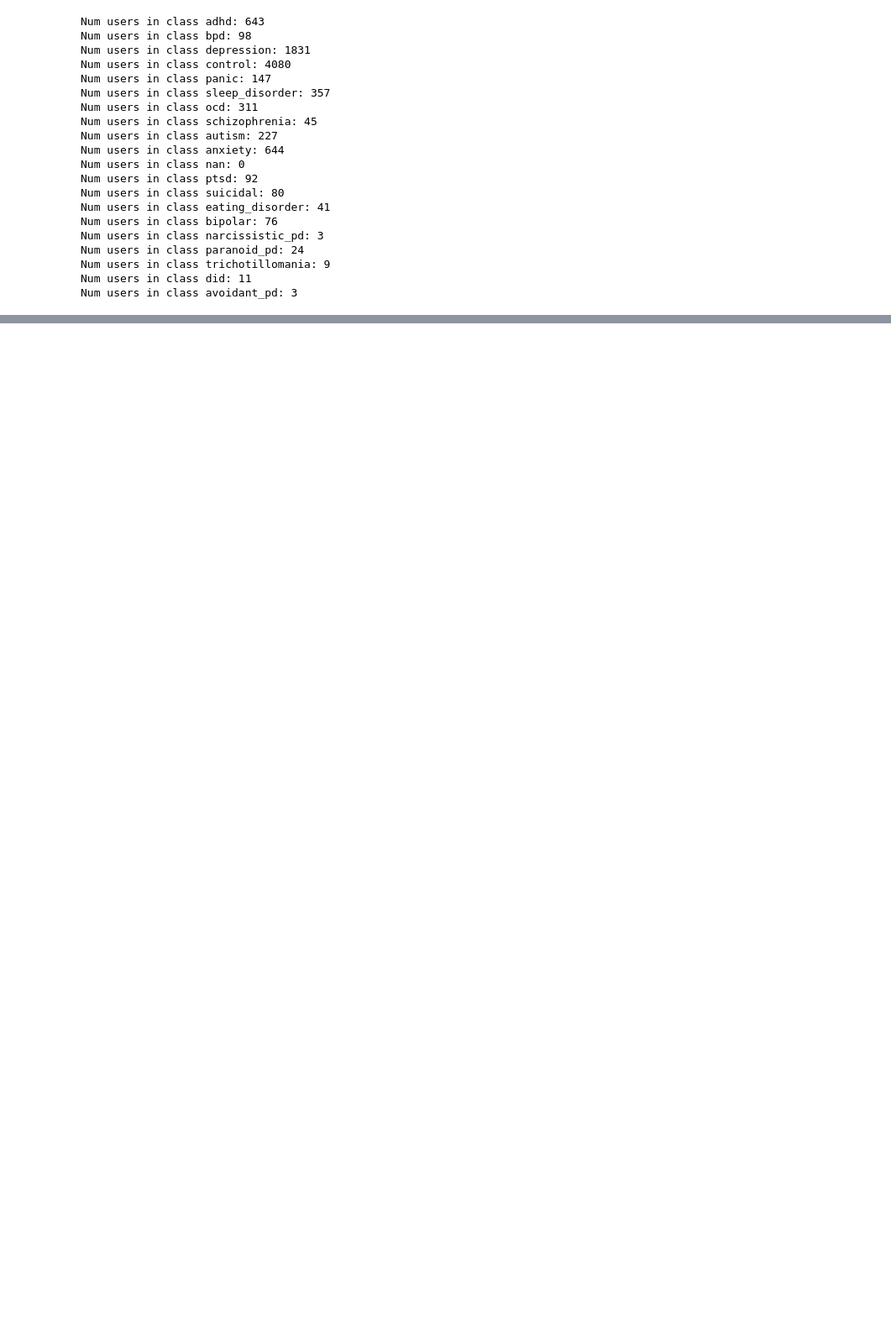
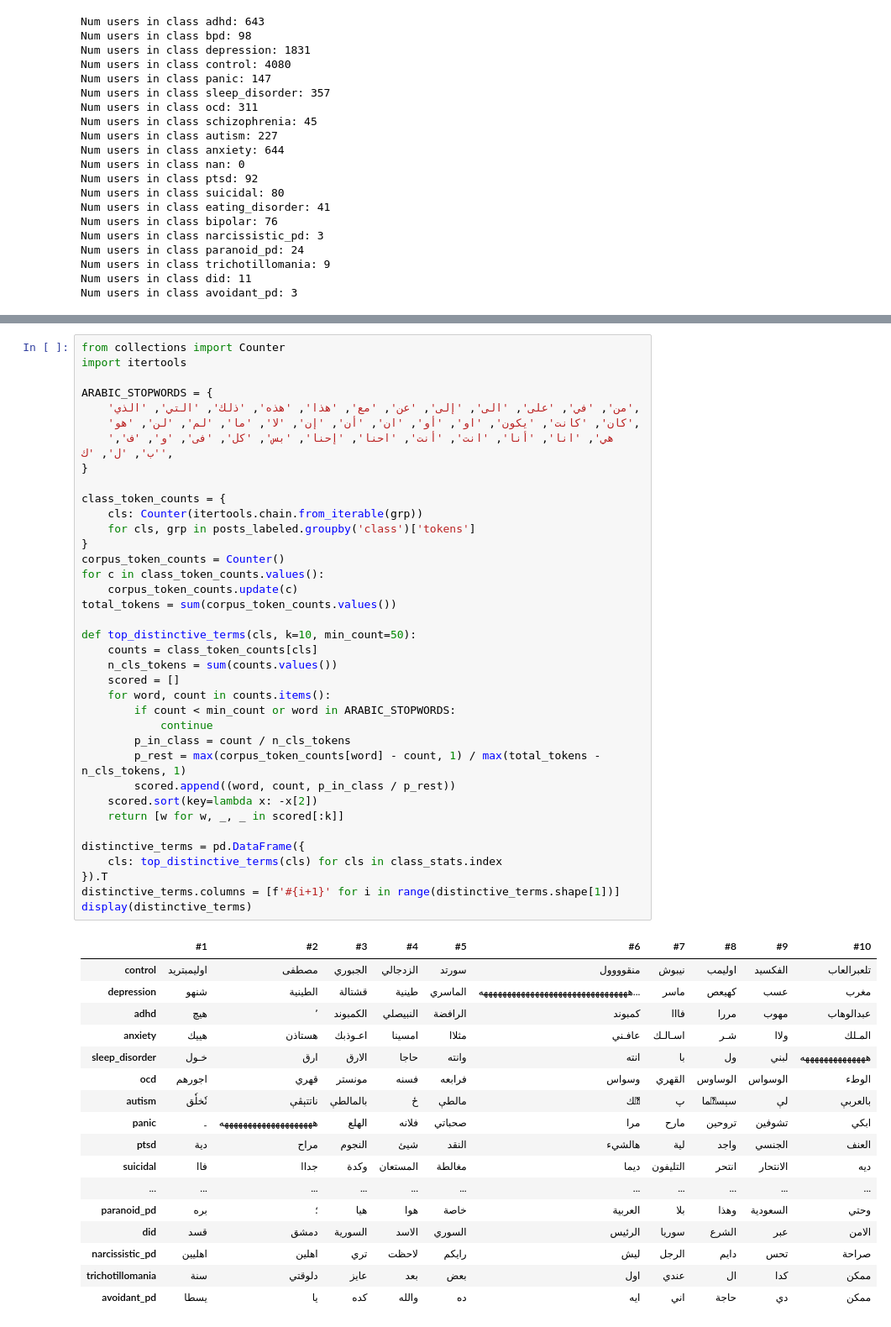
Before and after one commit to Zirikly-lab/carma, a Jupyter notebook: reddit-data-stats.ipynb, the cells around one changed output, grey strips where cells are left out. Shown at 84% size. Drawn from its saved outputs; the diff is of its cells as text; blank space fills up the shorter version.

```diff
--- a/reddit-data-stats.ipynb
+++ b/reddit-data-stats.ipynb
@@ -99,0 +423,55 @@ Missing users: 106
+# %%
+from collections import Counter
+import itertools
+
+ARABIC_STOPWORDS = {
+    'من', 'في', 'على', 'الى', 'إلى', 'عن', 'مع', 'هذا', 'هذه', 'ذلك', 'التي', 'الذي',
+    'كان', 'كانت', 'يكون', 'او', 'أو', 'ان', 'أن', 'إن', 'لا', 'ما', 'لم', 'لن', 'هو',
+    'هي', 'انا', 'أنا', 'انت', 'أنت', 'احنا', 'إحنا', 'بس', 'كل', 'فى', 'و', 'ف', 'ب', 'ل', 'ك',
+}
+
+class_token_counts = {
+    cls: Counter(itertools.chain.from_iterable(grp))
+    for cls, grp in posts_labeled.groupby('class')['tokens']
+}
+corpus_token_counts = Counter()
+for c in class_token_counts.values():
+    corpus_token_counts.update(c)
+total_tokens = sum(corpus_token_counts.values())
+
+def top_distinctive_terms(cls, k=10, min_count=50):
+    counts = class_token_counts[cls]
+    n_cls_tokens = sum(counts.values())
+    scored = []
+    for word, count in counts.items():
+        if count < min_count or word in ARABIC_STOPWORDS:
+            continue
+        p_in_class = count / n_cls_tokens
+        p_rest = max(corpus_token_counts[word] - count, 1) / max(total_tokens - n_cls_tokens, 1)
+        scored.append((word, count, p_in_class / p_rest))
+    scored.sort(key=lambda x: -x[2])
+    return [w for w, _, _ in scored[:k]]
+
+distinctive_terms = pd.DataFrame({
+    cls: top_distinctive_terms(cls) for cls in class_stats.index
+}).T
+distinctive_terms.columns = [f'#{i+1}' for i in range(distinctive_terms.shape[1])]
+display(distinctive_terms)
+# %% [output]
+|  | #1 | #2 | #3 | #4 | #5 | #6 | #7 | #8 | #9 | #10 |
+| control | اوليمبتريد | مصطفی | الجبوري | الزدجالي | سورتد | منقوووول | نيبوش | اوليمب | الفكسيد | تلعبرالعاب |
+| depression | شنهو | الطينية | قشتالة | طينية | الماسري | ههههههههههههههههههههههههههههههههه... | ماسر | كهيعص | عسب | مغرب |
+| adhd | هيچ | ٬ | الكمبوند | النبيصلي | الرافضة | كمبوند | فااا | مررا | مهوب | عبدالوهاب |
+| anxiety | هييك | هستاذن | اعـوذبك | امسينا | مثلاا | عافـني | اسـالـك | شـر | ولاا | المـلك |
+| sleep_disorder | خـول | ارق | الارق | حاجا | وانته | انته | با | ول | لبني | ههههههههههههههه |
+| ocd | اجورهم | قهري | مونستر | فسنه | فرابعه | وسواس | القهري | الوساوس | الوسواس | الوطء |
+| autism | نٗخلٗق | ناتتېڤې | بالمالطې | ځ | مالطې | هٙك | پ | سېستٙما | لې | بالعربې |
+| panic | ۔ | ههههههههههههههههههههه | الهلع | فلانه | صحباتي | مرا | مارح | تروحين | تشوفين | ابكي |
+| ptsd | دية | مراح | النجوم | شيئ | النقد | هالشيء | لية | واجد | الجنسي | العنف |
+| suicidal | فاا | جداا | وكدة | المستعان | مغالطة | ديما | التليفون | انتحر | الانتحار | ديه |
+| ... | ... | ... | ... | ... | ... | ... | ... | ... | ... | ... |
+| paranoid_pd | بره | ؛ | هيا | هوا | خاصة | العربية | بلا | وهذا | السعودية | وحتي |
+| did | قسد | دمشق | السورية | الاسد | السوري | الرئيس | سوريا | الشرع | عبر | الامن |
+| narcissistic_pd | اهليين | اهلين | تري | لاحظت | رايكم | ليش | الرجل | دايم | تحس | صراحة |
+| trichotillomania | سنة | دلوقتي | عايز | بعد | بعض | اول | عندي | ال | كدا | ممكن |
+| avoidant_pd | يسطا | يا | كده | والله | ده | ايه | اني | حاجة | دي | ممكن |
```
Also changed, not shown: parts of 16 cells of this notebook, 6 other files.
